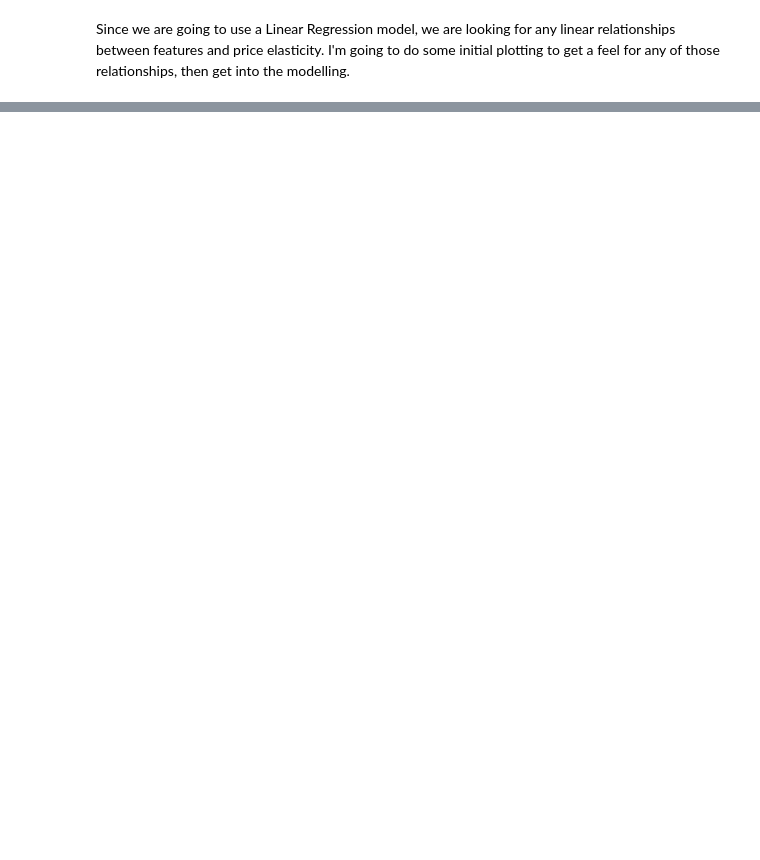
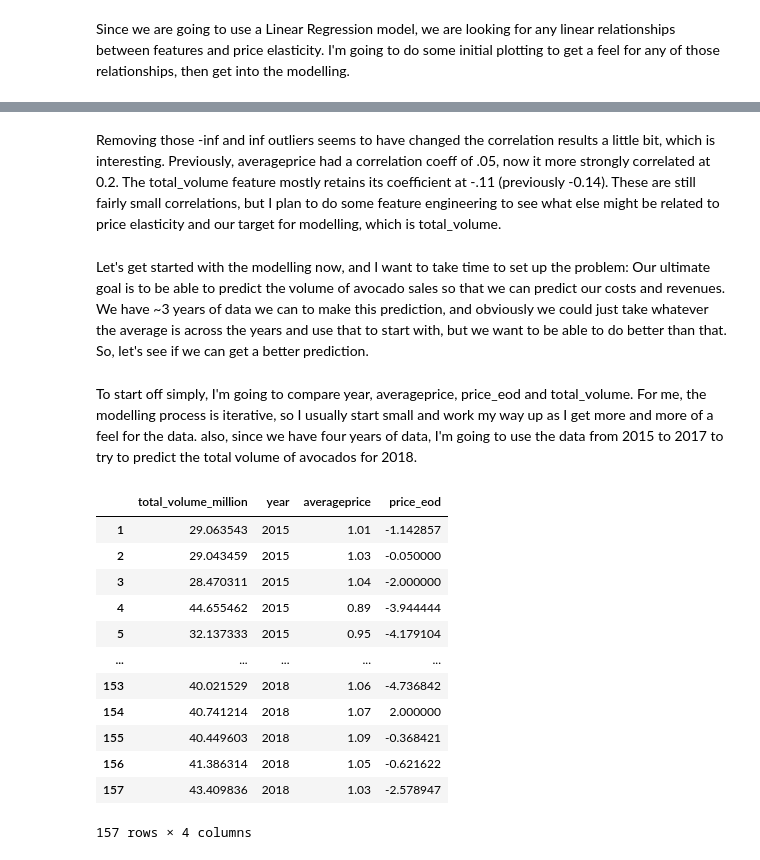
Before and after one commit to melissammcmillan/price_elasticity_of_avocados, a Jupyter notebook: 2_Modeling_with_Linear_Regression.ipynb, the cells around one changed output, grey strips where cells are left out. Drawn from its saved outputs; the diff is of its cells as text; code cells hidden in the pictures; blank space fills up the shorter version.

Commit message:
getting into the modelling now

```diff
--- a/2_Modeling_with_Linear_Regression.ipynb
+++ b/2_Modeling_with_Linear_Regression.ipynb
@@ -37,0 +59,23 @@ peod.describe()
+# %% [markdown]
+Removing those -inf and inf outliers seems to have changed the correlation results a little bit, which is interesting. Previously, averageprice had a correlation coeff of .05, now it more strongly correlated at 0.2. The total_volume feature mostly retains its coefficient at -.11 (previously -0.14). These are still fairly small correlations, but I plan to do some feature engineering to see what else might be related to price elasticity and our target for modelling, which is total_volume.
+# %% [markdown]
+Let's get started with the modelling now, and I want to take time to set up the problem: Our ultimate goal is to be able to predict the volume of avocado sales so that we can predict our costs and revenues. We have ~3 years of data we can to make this prediction, and obviously we could just take whatever the average is across the years and use that to start with, but we want to be able to do better than that. So, let's see if we can get a better prediction.
+# %% [markdown]
+To start off simply, I'm going to compare year, averageprice, price_eod and total_volume. For me, the modelling process is iterative, so I usually start small and work my way up as I get more and more of a feel for the data. also, since we have four years of data, I'm going to use the data from 2015 to 2017 to try to predict the total volume of avocados for 2018.
+# %%
+small_totalus = totalus[['total_volume_million', 'year', 'averageprice', 'price_eod']]
+small_totalus
+# %% [output]
+|  | total_volume_million | year | averageprice | price_eod |
+| 1 | 29.063543 | 2015 | 1.01 | -1.142857 |
+| 2 | 29.043459 | 2015 | 1.03 | -0.050000 |
+| 3 | 28.470311 | 2015 | 1.04 | -2.000000 |
+| 4 | 44.655462 | 2015 | 0.89 | -3.944444 |
+| 5 | 32.137333 | 2015 | 0.95 | -4.179104 |
+| ... | ... | ... | ... | ... |
+| 153 | 40.021529 | 2018 | 1.06 | -4.736842 |
+| 154 | 40.741214 | 2018 | 1.07 | 2.000000 |
+| 155 | 40.449603 | 2018 | 1.09 | -0.368421 |
+| 156 | 41.386314 | 2018 | 1.05 | -0.621622 |
+| 157 | 43.409836 | 2018 | 1.03 | -2.578947 |
+157 rows × 4 columns
```
Also changed, not shown: parts of 18 cells of this notebook.
